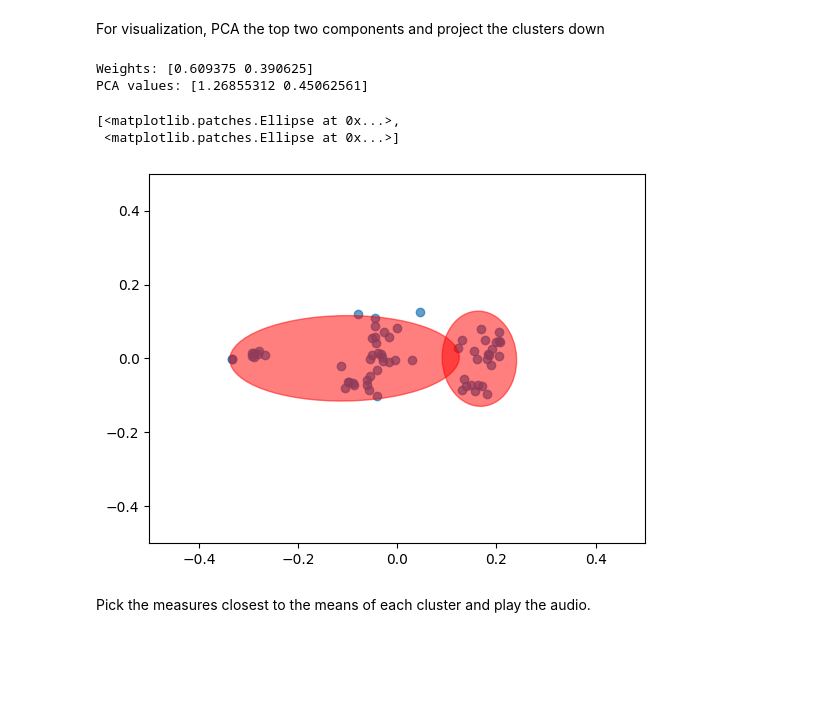
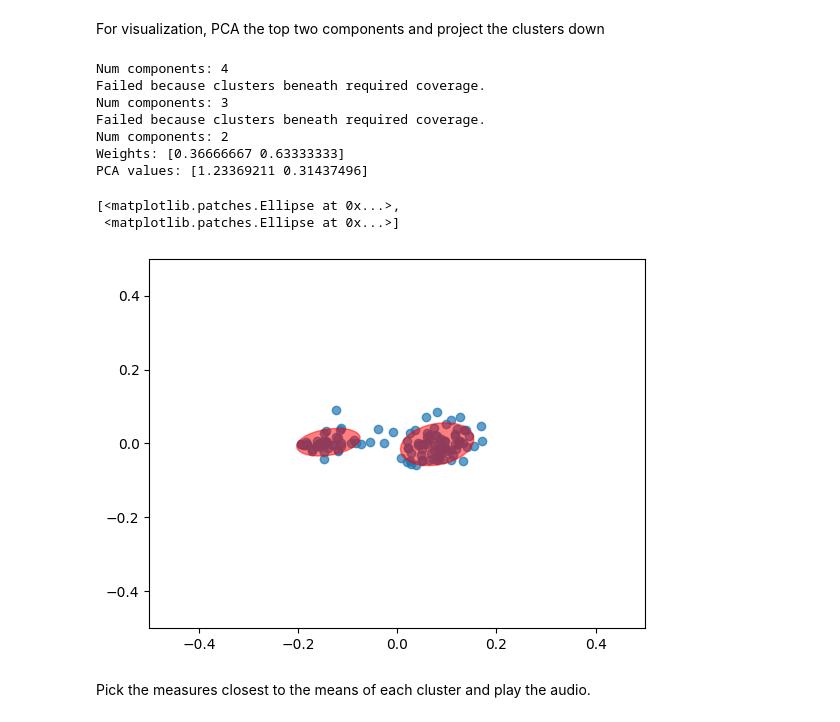
Before and after one commit to chenhi/groove_gang, a Jupyter notebook: demo_intraclustering.ipynb, the cells around one changed output. Cells and saved outputs as stored; diff of their text form; code cells hidden in the pictures; blank space fills up the shorter version.

```diff
--- a/demo_intraclustering.ipynb
+++ b/demo_intraclustering.ipynb
@@ -32,8 +32,8 @@ def simulate_num_components(data, num_trials, confidence_limit=0.9, cluster_thre
 
 
 
-def do_clustering(data, confidence_limit=0.9, cluster_threshold=0.2, overlap_allowance=0.1, use_weights=False):
-    gm = winnow_gm_components(data, confidence_limit=confidence_limit, cluster_threshold=cluster_threshold, overlap_allowance=overlap_allowance, use_weights=use_weights)
+def do_clustering(data, confidence_limit=0.9, cluster_threshold=0.2, overlap_allowance=0.1, use_weights=False, verbose=False):
+    gm = winnow_gm_components(data, confidence_limit=confidence_limit, cluster_threshold=cluster_threshold, overlap_allowance=overlap_allowance, use_weights=use_weights, verbose=verbose)
     print(f"Weights: {gm.weights_}")
 
     pca = PCA(n_components=2)
@@ -94,28 +94,20 @@ Load the file and process data using the embedding
 #file = '09 D\'Angelo - Spanish Joint'
 #ext = 'm4a'
 
-#file = '06 Encore A'
-#ext = 'mp3'
+file = '06 Encore A'
+ext = 'mp3'
 
-file = 'lms'
-ext='mp3'
+#file = 'lms'
+#ext='mp3'
 
-#data = load_bar_embedding('lms', smooth_power, 'mp3')
 
 divs = np.array([3, 4, 6, 8, 9, 12, 16])
 wts = 1/np.sqrt(divs)
 
-#data_mk = load_bar_embedding('milaklaw', divisions=divs, weights=wts, process=smooth_power)
-#data_e = load_bar_embedding('06 Encore A', divisions=divs, weights=wts, process=smooth_power)
-#data = np.concatenate([data_mk, data_e], axis=0)
-
 data = load_bar_embedding_total(file, divs, wts, smooth_power, ext=ext, concatenate=True)
+#data = load_bar_embedding('lms', smooth_power, 'mp3')
 
 
-
-# divs = np.array([3, 4, 6, 8, 9, 12, 16])
-# wts = 1/np.sqrt(divs)
-
-# data_mk = load_bar_embedding('milaklaw', divisions=divs, weights=wts, process=smooth_power)
-# data_e = load_bar_embedding('06 Encore A', divisions=divs, weights=wts, process=smooth_power)
-# data = np.concatenate([data_mk, data_e], axis=0)
+#data_mk = load_bar_embedding_total('milaklaw', divisions=divs, weights=wts, process=smooth_power)
+#data_e = load_bar_embedding_total('06 Encore A', divisions=divs, weights=wts, process=smooth_power)
+#data = np.concatenate([data_mk, data_e], axis=0)
@@ -133,15 +127,20 @@ simulate_num_components(data, 100)
 # %% [markdown]
 For visualization, PCA the top two components and project the clusters down
 # %%
-c = .9
-gm, pca = do_clustering(data, confidence_limit=c, cluster_threshold=0.3, overlap_allowance=0.1, use_weights=False)
+c = .8
+gm, pca = do_clustering(data, confidence_limit=c, cluster_threshold=0.3, overlap_allowance=0.2, use_weights=False, verbose=True)
 do_projected_plot(gm, pca, data, c)
 # %% [output]
-Weights: [0.609375 0.390625]
-PCA values: [1.26855312 0.45062561]
+Num components: 4
+Failed because clusters beneath required coverage.
+Num components: 3
+Failed because clusters beneath required coverage.
+Num components: 2
+Weights: [0.36666667 0.63333333]
+PCA values: [1.23369211 0.31437496]
 [<matplotlib.patches.Ellipse at 0x...>,
  <matplotlib.patches.Ellipse at 0x...>]
-[figure, old version]
+[figure, new version]
 # %% [markdown]
 Pick the measures closest to the means of each cluster and play the audio.
 # %%
```
Also changed, not shown: parts of 3 cells of this notebook, 1 other file.
